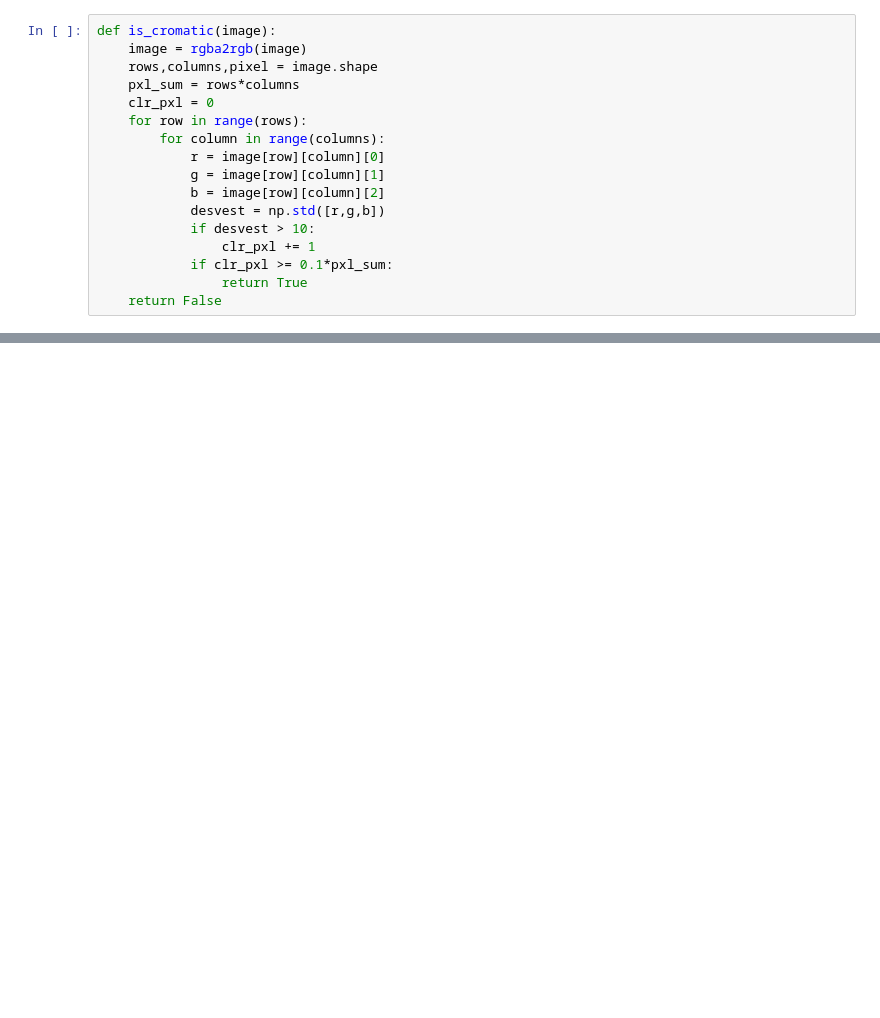
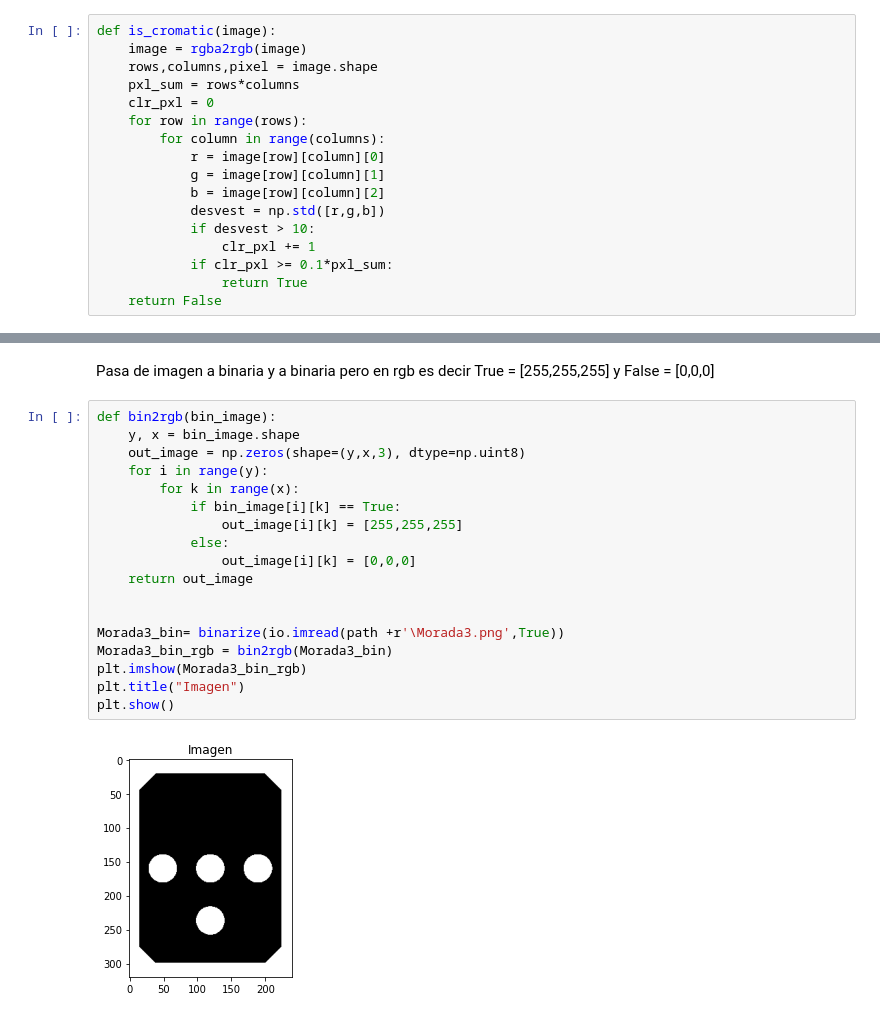
Before and after one commit to ChristopherMoralesA/MiniProyecto-Vision, a Jupyter notebook: Miniproyecto.ipynb, the cells around one changed output, grey strips where cells are left out. Drawn from its saved outputs; the diff is of its cells as text; blank space fills up the shorter version.

```diff
--- a/Miniproyecto.ipynb
+++ b/Miniproyecto.ipynb
@@ -301,0 +418,22 @@ False
+# %% [markdown]
+Pasa de imagen a binaria y a binaria pero en rgb es decir True = [255,255,255] y False = [0,0,0]
+# %%
+def bin2rgb(bin_image):
+    y, x = bin_image.shape
+    out_image = np.zeros(shape=(y,x,3), dtype=np.uint8)
+    for i in range(y):
+        for k in range(x):
+            if bin_image[i][k] == True:
+                out_image[i][k] = [255,255,255]
+            else:
+                out_image[i][k] = [0,0,0]
+    return out_image
+
+
+Morada3_bin= binarize(io.imread(path +r'\Morada3.png',True))
+Morada3_bin_rgb = bin2rgb(Morada3_bin)
+plt.imshow(Morada3_bin_rgb)
+plt.title("Imagen")
+plt.show()
+# %% [output]
+[figure, added]
```
Also changed, not shown: parts of 31 cells of this notebook.
